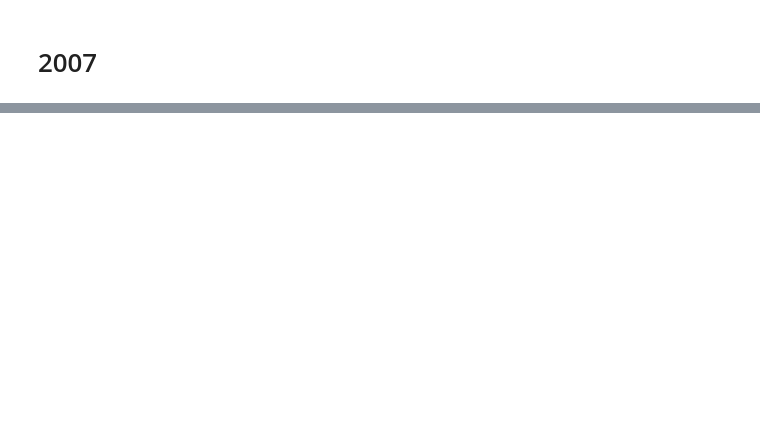
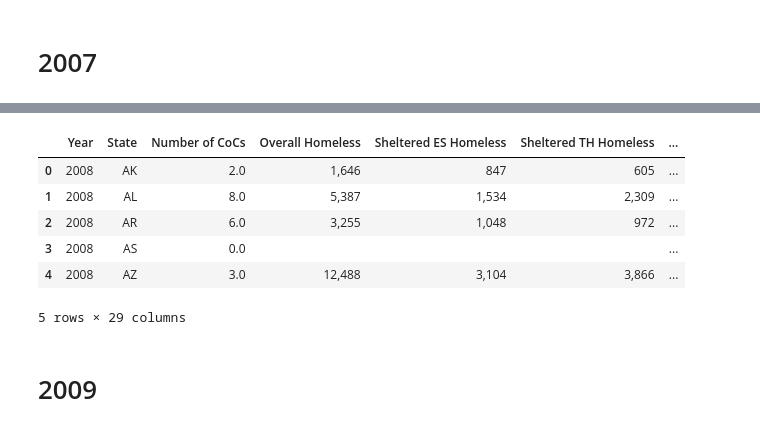
Before and after one commit to BrandonClark65/homeless_analysis, a Jupyter notebook: data_to_sql_refactored.ipynb, the cells around one changed output, grey strips where cells are left out. Cells and saved outputs as stored; diff of their text form; code cells hidden in the pictures; blank space fills up the shorter version.

Commit message:
finalizing export to sql with remove_year function

```diff
--- a/data_to_sql_refactored.ipynb
+++ b/data_to_sql_refactored.ipynb
@@ -2,6 +2,14 @@
 import pandas as pd
 from database_connection import engine
 import functools as ft
+# %%
+# Function to add year column and remove year from column names
+def remove_year(dataframe, year):
+        # Add year column
+        dataframe.insert(loc=0, column='Year', value=year)
+
+        # Strip away year from column names
+        dataframe.columns = dataframe.columns.str.rstrip(f', {year}')
 # %% [markdown]
 # 2007
 # %%
@@ -60,15 +40,0 @@ data_2008_df.head()
-# %%
-years = [2007,2008,2009,2010,2011,2012,2013,2014,2015,2016,2017,2018,2019,2020,2021]
-def remove_year():
-    for year in years:
-        # Import csv into pandas dataframe
-        data = pd.read_csv(f"Resources/{year}-PIT-Counts-by-State.csv")
-        data_df = pd.DataFrame(data)
-
-        # Add year column
-        data_df.insert(loc=0, column='Year', value=year)
-
-        # Strip away year from column names
-        data_df.columns = data_df.columns.str.rstrip(f', {year}')
-
-        print(f'Cleaning done for {year}')
@@ -95,0 +41,13 @@ NameError: name 'data_df' is not defined
+# %%
+# Run remove_year funtion
+remove_year(data_2008_df, 2008)
+# Display DataFrame
+data_2008_df.head()
+# %% [output]
+|  | Year | State | Number of CoCs | Overall Homeless | Sheltered ES Homeless | Sheltered TH Homeless | ... |
+| 0 | 2008 | AK | 2.0 | 1,646 | 847 | 605 | ... |
+| 1 | 2008 | AL | 8.0 | 5,387 | 1,534 | 2,309 | ... |
+| 2 | 2008 | AR | 6.0 | 3,255 | 1,048 | 972 | ... |
+| 3 | 2008 | AS | 0.0 |  |  |  | ... |
+| 4 | 2008 | AZ | 3.0 | 12,488 | 3,104 | 3,866 | ... |
+5 rows × 29 columns
@@ -95,0 +57,2 @@ NameError: name 'data_df' is not defined
+# %% [markdown]
+# 2009
```
Also changed, not shown: parts of 60 cells of this notebook.
